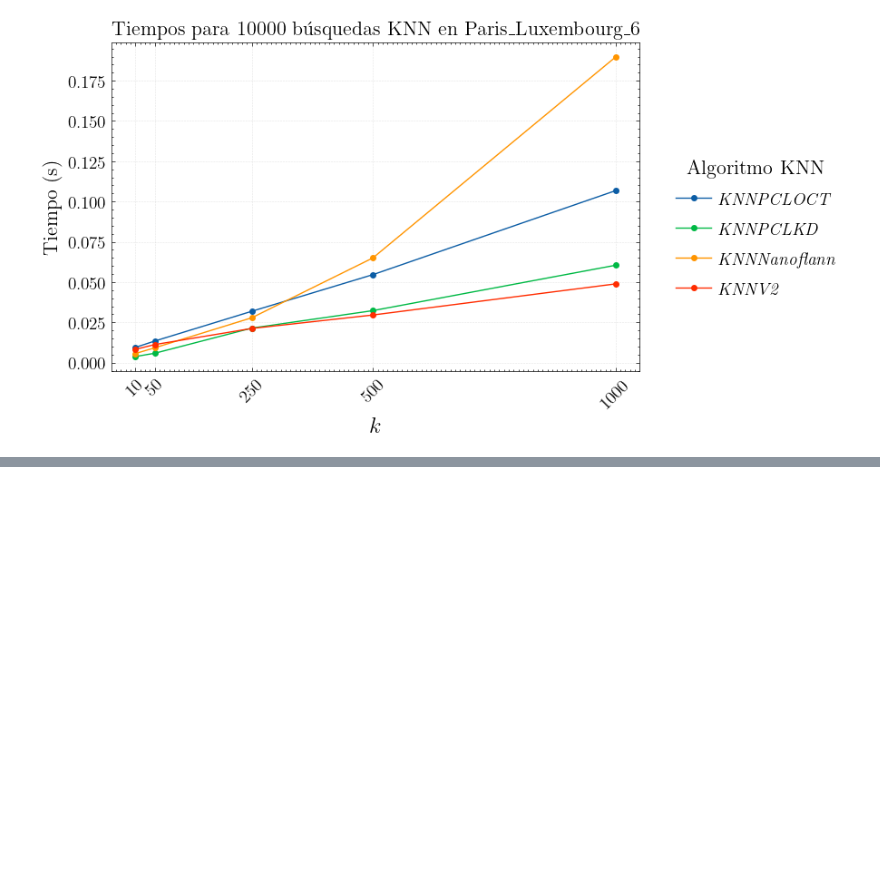
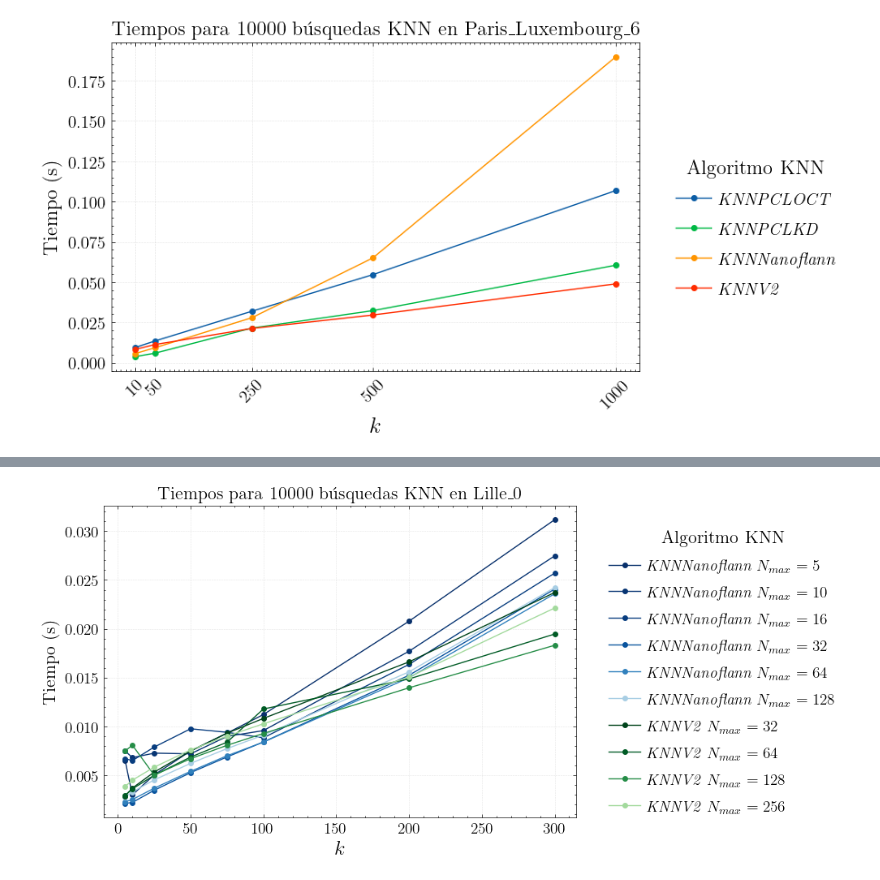
Before and after one commit to derivada/octrees-benchmark, a Jupyter notebook: benchmark_plots_cache_knn.ipynb, the cells around one changed output, grey strips where cells are left out. Saved outputs shown, nothing was run; the diff lists cells and outputs as text; code cells hidden in the pictures; blank space fills up the shorter version.

Commit message:
more knn plots

```diff
--- a/benchmark_plots_cache_knn.ipynb
+++ b/benchmark_plots_cache_knn.ipynb
@@ -688,0 +775,9 @@ plot_knn_results(df, "Paris_Luxembourg_6")
+# %%
+DATA_SUBSET = os.path.join("out_params", "subset")
+DATA_FULL = os.path.join("out_params", "full")
+PARAMS_CLOUDS = {
+                    "Lille_0": "Paris_Lille",
+                    "5080_54400": "DALES",
+                    "sg27_station8_intensity_rgb": "Semantic3D"
+                }
+dfs = read_multiple_datasets(PARAMS_CLOUDS, DATA_SUBSET)
@@ -688,0 +788,5 @@ plot_knn_results(df, "Paris_Luxembourg_6")
+# %%
+df = dfs["Lille_0"]
+plot_knn_results_params(df, "Lille_0", MORTON_ENCODER, xlim=(0,300))
+# %% [output]
+[figure, added]
```
Also changed, not shown: parts of 7 cells of this notebook, 1 other file.
